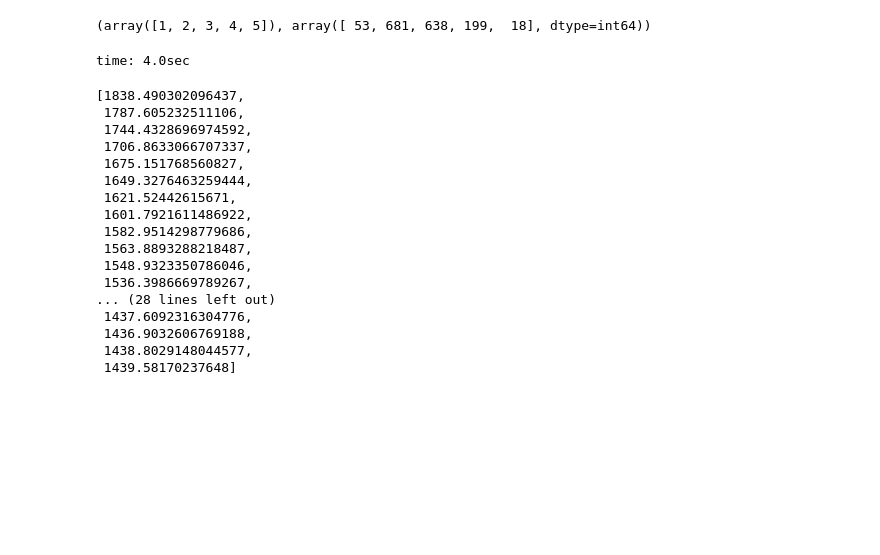
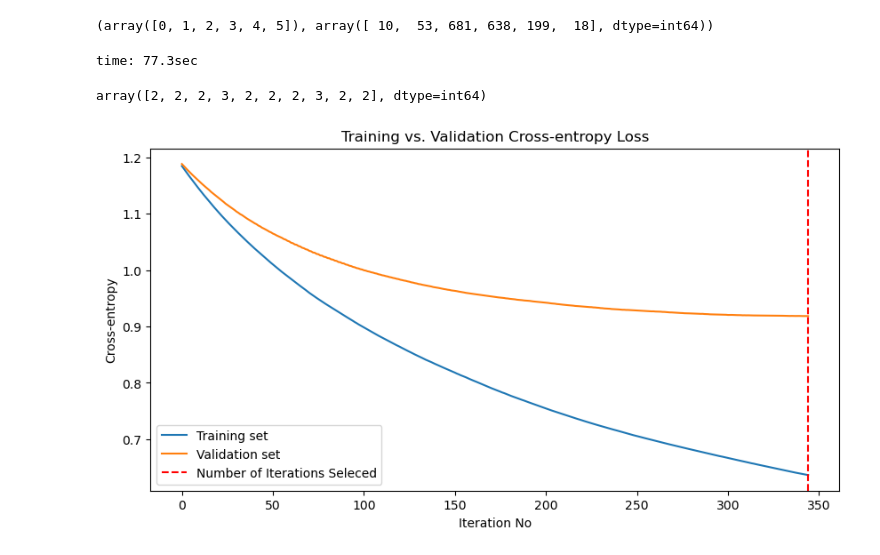
Before and after one commit to asmahani/ordinal-boost, a Jupyter notebook: dev/dev_cv.ipynb, the cells around one changed output. Cells and saved outputs as stored; diff of their text form; code cells hidden in the pictures; blank space fills up the shorter version.

Commit message:
finished implementation of the cv path for fit function. looks like we won't need a new predict method since after the cv step, we called fit on the whole data, but we will see

```diff
--- a/dev/dev_cv.ipynb
+++ b/dev/dev_cv.ipynb
@@ -13,47 +13,35 @@ wine_red = pd.read_csv('../data/winequality-red.csv', sep = ';')
 wine_red['quality'] = wine_red['quality'] - np.min(wine_red['quality'])
 
 #wine_red_filtered = wine_red[(wine_red['quality'] != 5) & (wine_red['quality'] != 0)]
-wine_red_filtered = wine_red[(wine_red['quality'] != 0)]
-#wine_red_filtered = wine_red
+#wine_red_filtered = wine_red[(wine_red['quality'] != 0)]
+wine_red_filtered = wine_red
 
 X, y = wine_red_filtered.drop(columns = ['quality']).to_numpy(), wine_red_filtered['quality'].to_numpy(dtype = 'int')
 np.unique(y, return_counts=True)
 # %% [output]
-(array([1, 2, 3, 4, 5]), array([ 53, 681, 638, 199,  18], dtype=int64))
+(array([0, 1, 2, 3, 4, 5]), array([ 10,  53, 681, 638, 199,  18], dtype=int64))
 # %%
 t = time.time()
 new_gbor = BoostedOrdinal(
-    n_iter_no_change = 10, max_iter = 100
+    n_iter_no_change = 10, max_iter = 1000
     , base_learner = DecisionTreeRegressor(max_depth = 6)
-    , lr_g = 1e-1
+    , lr_g = 1e-2
     , lr_theta = 1#e-4
     , validation_stratify = False
     , validation_fraction = 0.2
     , reltol = 0.0
     #, n_class = 6
-    , cv = 5
+    , cv = 10
 ).fit(X, y)
 t = time.time() - t
 print(f'time: {round(t, 1)}sec')
 # %% [output]
-time: 4.0sec
+time: 77.3sec
 # %%
-new_gbor
+new_gbor.predict(X[:10, :], class_labels=True)
 # %% [output]
-[1838.490302096437,
- 1787.605232511106,
- 1744.4328696974592,
- 1706.8633066707337,
- 1675.151768560827,
- 1649.3276463259444,
- 1621.52442615671,
- 1601.7921611486922,
- 1582.9514298779686,
- 1563.8893288218487,
- 1548.9323350786046,
- 1536.3986669789267,
-... (28 lines left out)
- 1437.6092316304776,
- 1436.9032606769188,
- 1438.8029148044577,
- 1439.58170237648]
+array([2, 2, 2, 3, 2, 2, 2, 3, 2, 2], dtype=int64)
+# %%
+new_gbor.plot_cross_entropy_loss()
+# %% [output]
+[figure, added]
```
Also changed, not shown: 1 other file.
